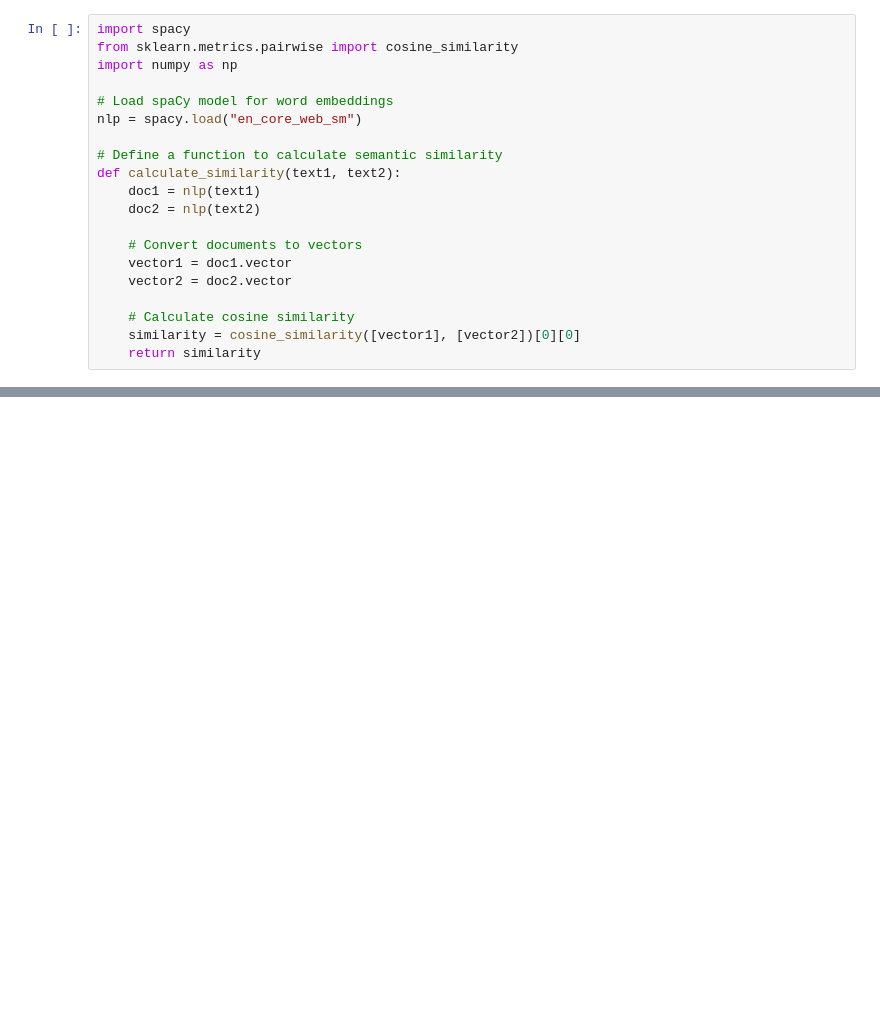
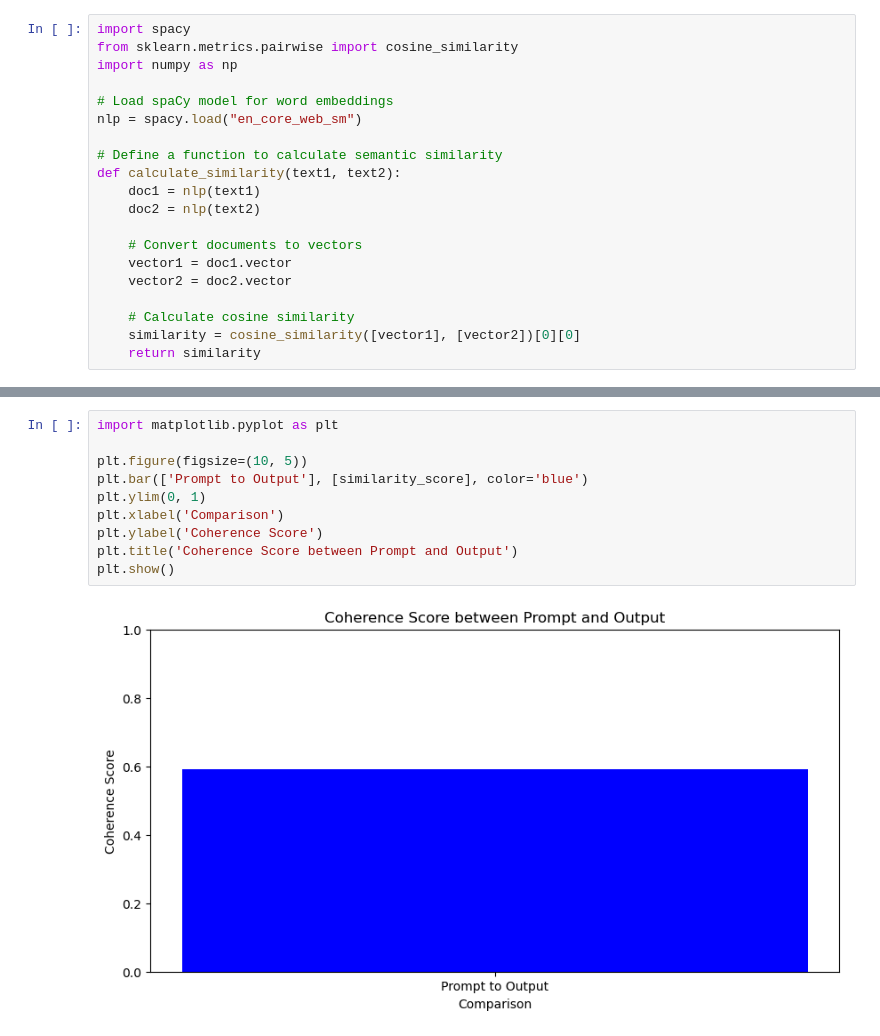
Before and after one commit to BreaGG/Gemini_Stress_Test, a Jupyter notebook: Gemini_Stress_Test.ipynb, the cells around one changed output, grey strips where cells are left out. Drawn from its saved outputs; the diff is of its cells as text; blank space fills up the shorter version.

Commit message:
coherence fuction working propperly

```diff
--- a/Gemini_Stress_Test.ipynb
+++ b/Gemini_Stress_Test.ipynb
@@ -163,3 +165,15 @@ Despite these challenges, RL is a rapidly developing field with enormous potenti
 
 Coherence Score: 0.59
 The response may lack coherence with the prompt. Consider reviewing the output.
+# %%
+import matplotlib.pyplot as plt
+
+plt.figure(figsize=(10, 5))
+plt.bar(['Prompt to Output'], [similarity_score], color='blue')
+plt.ylim(0, 1)
+plt.xlabel('Comparison')
+plt.ylabel('Coherence Score')
+plt.title('Coherence Score between Prompt and Output')
+plt.show()
+# %% [output]
+[figure, added]
```
Also changed, not shown: parts of 4 cells of this notebook, 1 other file.
